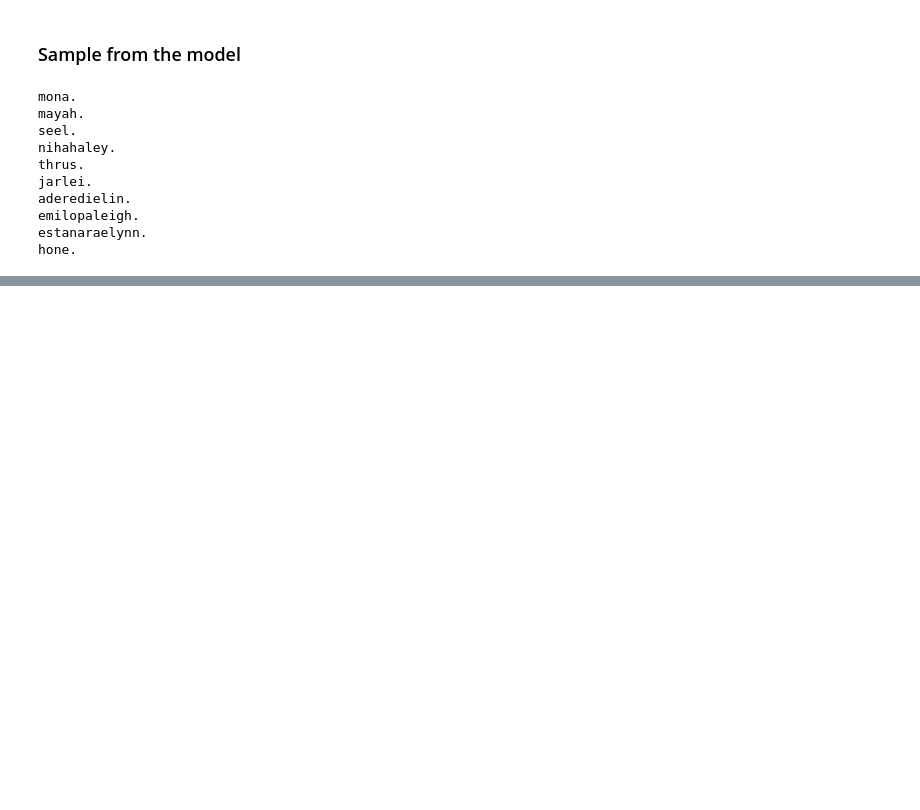
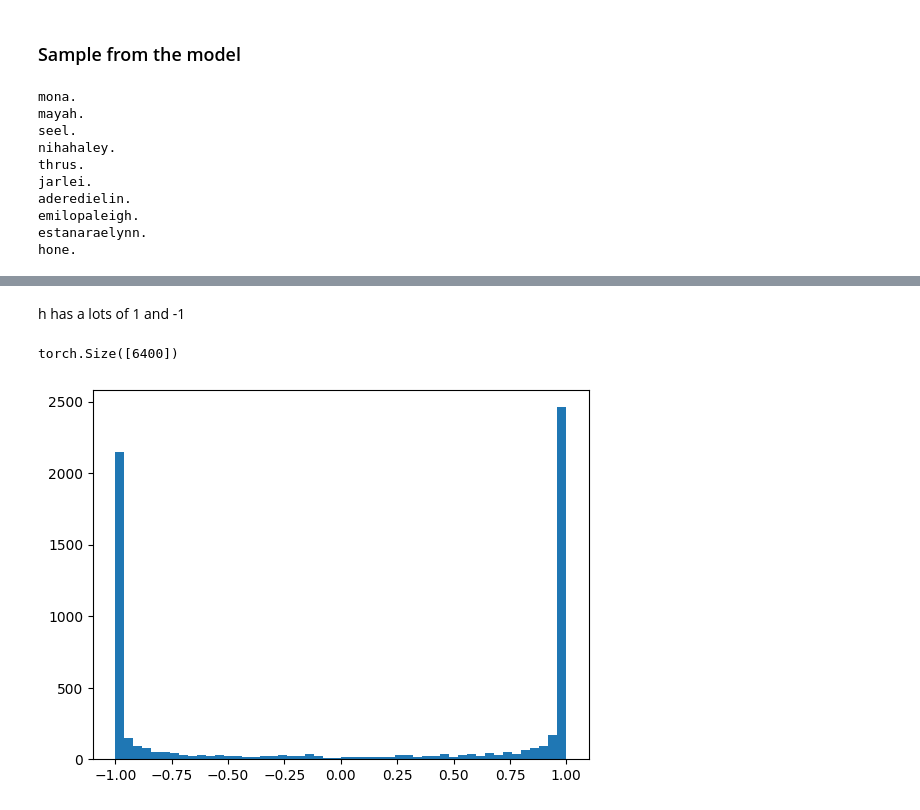
Before and after one commit to ahmedmustahid/makemore, a Jupyter notebook: makemore_3_act_grad_bn.ipynb, the cells around one changed output, grey strips where cells are left out. Saved outputs shown, nothing was run; the diff lists cells and outputs as text; code cells hidden in the pictures; blank space fills up the shorter version.

```diff
--- a/makemore_3_act_grad_bn.ipynb
+++ b/makemore_3_act_grad_bn.ipynb
@@ -194,0 +428,6 @@ hone.
+# %%
+device = torch.device("cuda" if torch.cuda.is_available() else "cpu")
+
+Xtr.to(device), Ytr.to(device)
+for p in parameters:
+    p.to(device)
@@ -194,0 +533,31 @@ hone.
+# %%
+max_steps = 200000
+batch_size = 32
+lossi = []
+
+for i in range(max_steps):
+
+    #minibatch
+    ix = torch.randint(0, Xtr.shape[0], (batch_size,))
+    Xb, Yb = Xtr[ix], Ytr[ix]
+
+    emb = C[Xb]
+    h = torch.tanh(emb.view(-1, block_size * n_embed) @ W1 + b1)
+    logits = h @ W2 + b2
+
+    loss = F.cross_entropy(logits, Yb)
+
+    for p in parameters:
+        p.grad = None
+
+    loss.backward()
+
+    lr = 0.1 if i<100000 else 0.01
+    for p in parameters:
+        p.data += -lr * p.grad
+
+    # track stats
+    if i % 10000 == 0: # print every once in a while
+      print(f'{i:7d}/{max_steps:7d}: {loss.item():.4f}')
+    lossi.append(loss.log10().item())
+    break
@@ -194,0 +577,10 @@ hone.
+# %% [markdown]
+h has a lots of 1 and -1
+# %%
+h.view(-1).shape
+# %% [output]
+torch.Size([6400])
+# %%
+plt.hist(h.view(-1).tolist(), 50);
+# %% [output]
+[figure, added]
```
Also changed, not shown: parts of 93 cells of this notebook.
